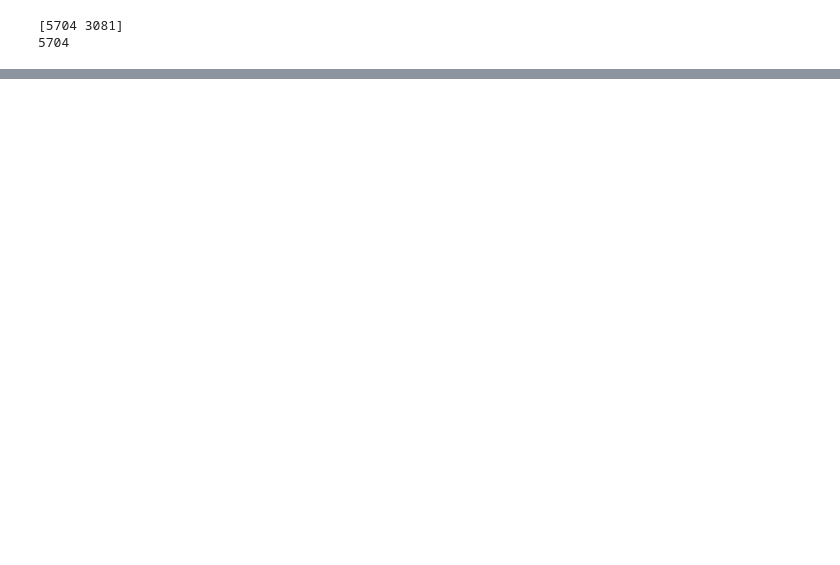
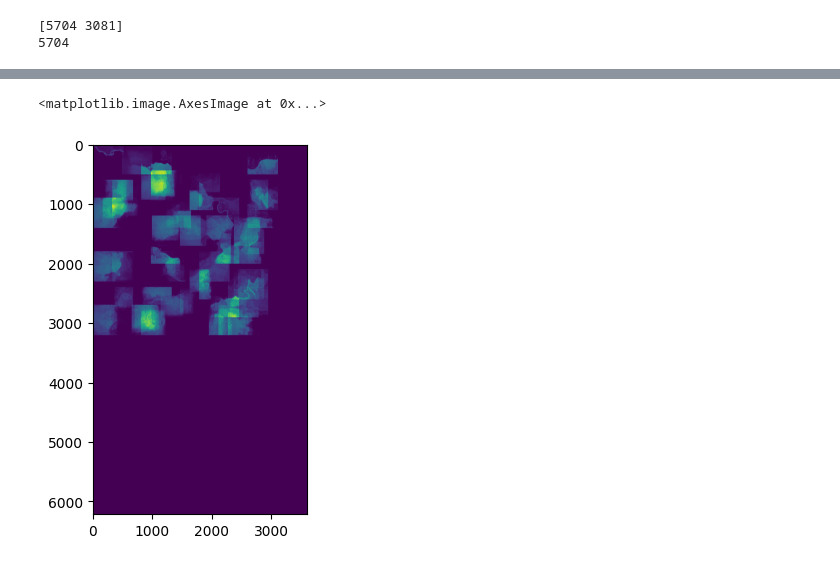
Before and after one commit to OwOIamNoob/airc, a Jupyter notebook: notebooks/gdino.ipynb, the cells around one changed output, grey strips where cells are left out. Drawn from its saved outputs; the diff is of its cells as text; code cells hidden in the pictures; blank space fills up the shorter version.

```diff
--- a/notebooks/gdino.ipynb
+++ b/notebooks/gdino.ipynb
@@ -240,0 +277,5 @@ Skip this frame
+# %%
+plt.imshow(o_logits)
+# %% [output]
+<matplotlib.image.AxesImage at 0x...>
+[figure, added]
```
Also changed, not shown: parts of 12 cells of this notebook, 12 other files.
